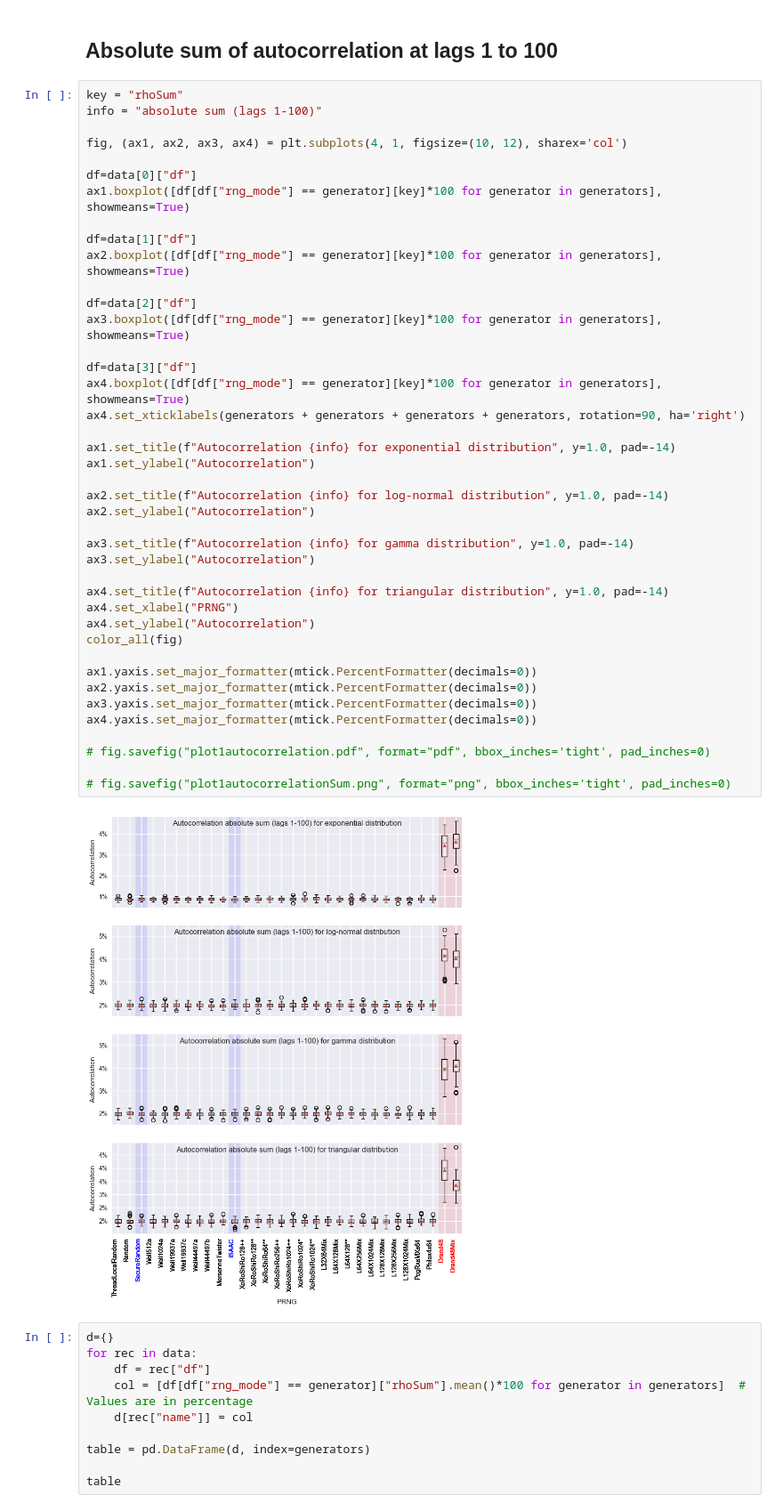
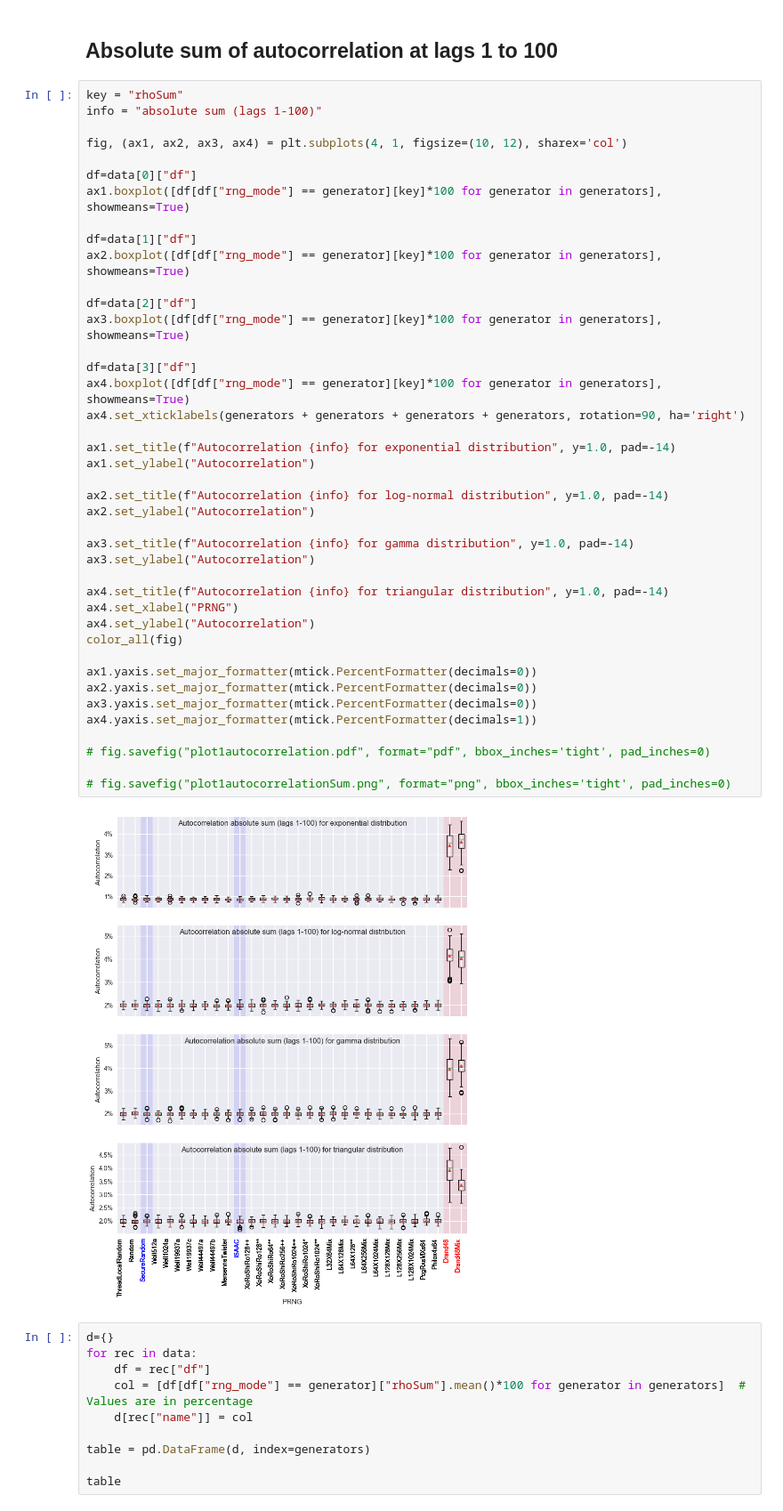
Before and after one commit to A-Herzog/PRNG-DES-Benchmarks, a Jupyter notebook: Results1Autocorrelation.ipynb, the cells around one changed output. Shown at 89% size. Cells and saved outputs as stored; diff of their text form.

Commit message:
Autocorrelation diagram y-axis label improvement

```diff
--- a/Results1Autocorrelation.ipynb
+++ b/Results1Autocorrelation.ipynb
@@ -197,35 +197,35 @@ ax2.boxplot([df[df["rng_mode"] == generator][key]*100 for generator in generator
 
 df=data[2]["df"]
 ax3.boxplot([df[df["rng_mode"] == generator][key]*100 for generator in generators], showmeans=True)
 
 df=data[3]["df"]
 ax4.boxplot([df[df["rng_mode"] == generator][key]*100 for generator in generators], showmeans=True)
 ax4.set_xticklabels(generators + generators + generators + generators, rotation=90, ha='right')
 
 ax1.set_title(f"Autocorrelation {info} for exponential distribution", y=1.0, pad=-14)
 ax1.set_ylabel("Autocorrelation")
 
 ax2.set_title(f"Autocorrelation {info} for log-normal distribution", y=1.0, pad=-14)
 ax2.set_ylabel("Autocorrelation")
 
 ax3.set_title(f"Autocorrelation {info} for gamma distribution", y=1.0, pad=-14)
 ax3.set_ylabel("Autocorrelation")
 
 ax4.set_title(f"Autocorrelation {info} for triangular distribution", y=1.0, pad=-14)
 ax4.set_xlabel("PRNG")
 ax4.set_ylabel("Autocorrelation")
 color_all(fig)
 
 ax1.yaxis.set_major_formatter(mtick.PercentFormatter(decimals=0))
 ax2.yaxis.set_major_formatter(mtick.PercentFormatter(decimals=0))
 ax3.yaxis.set_major_formatter(mtick.PercentFormatter(decimals=0))
-ax4.yaxis.set_major_formatter(mtick.PercentFormatter(decimals=0))
+ax4.yaxis.set_major_formatter(mtick.PercentFormatter(decimals=1))
 
 # fig.savefig("plot1autocorrelation.pdf", format="pdf", bbox_inches='tight', pad_inches=0)
 
 # fig.savefig("plot1autocorrelationSum.png", format="png", bbox_inches='tight', pad_inches=0)
 # %% [output]
-[figure, old version]
+[figure, new version]
 # %%
 d={}
 for rec in data:
```
Also changed, not shown: 1 other file.
